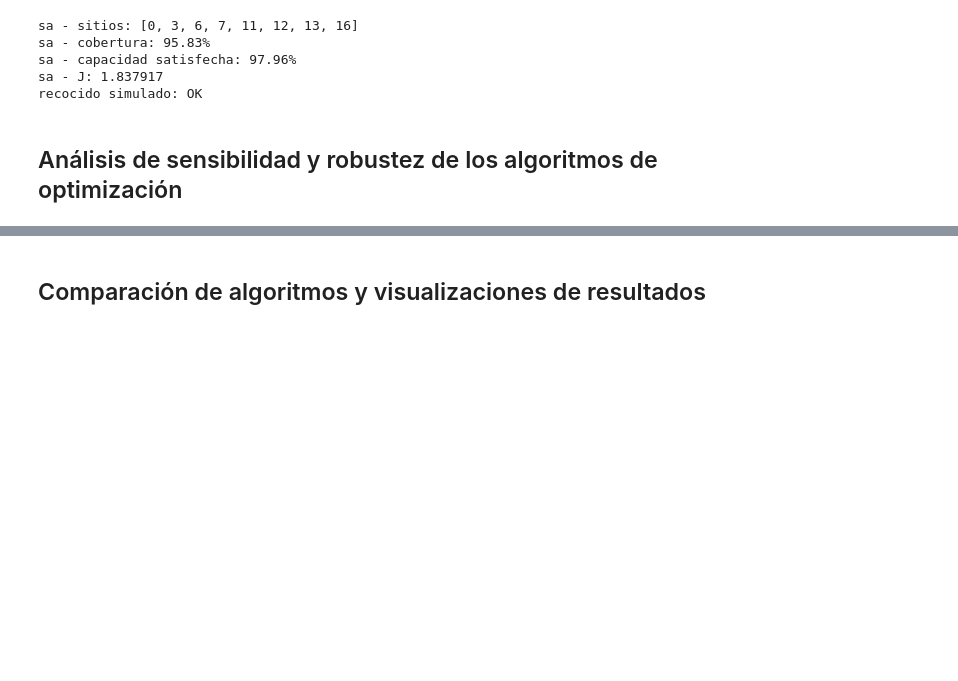
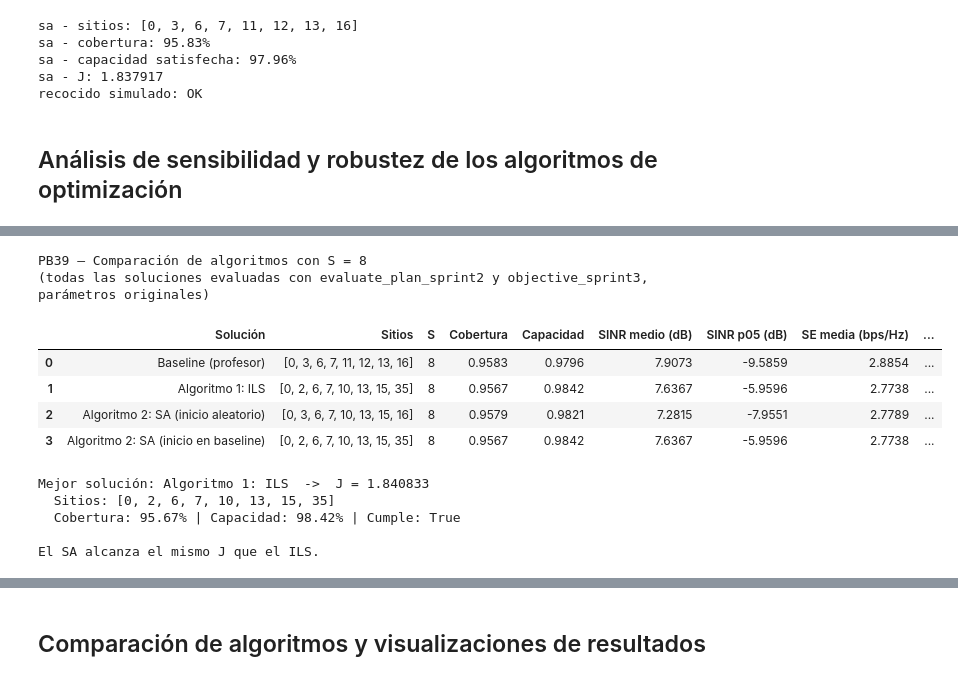
Before and after one commit to FelipeMaciasR/capstone-fwa-rural, a Jupyter notebook: Notebooks/Capstone_FWA_Rural_Base.ipynb, the cells around one changed output, grey strips where cells are left out. Cells and saved outputs as stored; diff of their text form; code cells hidden in the pictures; blank space fills up the shorter version.

Commit message:
Cambios en el sprint 5

```diff
--- a/Notebooks/Capstone_FWA_Rural_Base.ipynb
+++ b/Notebooks/Capstone_FWA_Rural_Base.ipynb
@@ -2777,0 +2873,74 @@ recocido simulado: OK
+# %%
+# ============================================================
+# PB39 — COMPARAR ALGORITMO 2 (SA) CONTRA BASELINE Y ALGORITMO 1 (ILS)
+# ============================================================
+
+verificar_escenario_original()
+
+S_COMP = 8
+filas_pb39 = []
+
+# 1) Baseline del notebook base: greedy por RSRP + búsqueda local (seed=1, como el profesor)
+sitios_base, t = ejecutar_algoritmo(ALG_LS, S_COMP, seed=1)
+filas_pb39.append({"Solución": "Baseline (profesor)", **evaluar_configuracion(sitios_base), "Tiempo (s)": t})
+
+# 2) Algoritmo 1: ILS del Sprint 3
+sitios_ils, t = ejecutar_algoritmo(ALG_ILS, S_COMP, seed=42)
+filas_pb39.append({"Solución": "Algoritmo 1: ILS", **evaluar_configuracion(sitios_ils), "Tiempo (s)": t})
+
+# 3) Algoritmo 2: recocido simulado desde solución aleatoria
+sitios_sa, t = ejecutar_algoritmo(ALG_SA, S_COMP, seed=42)
+filas_pb39.append({"Solución": "Algoritmo 2: SA (inicio aleatorio)", **evaluar_configuracion(sitios_sa), "Tiempo (s)": t})
+
+# 4) Algoritmo 2: recocido simulado arrancando desde el baseline
+sitios_sa_ws, t = ejecutar_algoritmo(ALG_SA, S_COMP, seed=42, initial_sites=sitios_base)
+filas_pb39.append({"Solución": "Algoritmo 2: SA (inicio en baseline)", **evaluar_configuracion(sitios_sa_ws), "Tiempo (s)": t})
+
+df_pb39 = pd.DataFrame(filas_pb39)
+
+J_base = df_pb39.loc[0, "J"]
+J_ils = df_pb39.loc[1, "J"]
+df_pb39["ΔJ vs baseline"] = df_pb39["J"] - J_base
+df_pb39["ΔJ vs ILS"] = df_pb39["J"] - J_ils
+df_pb39["ΔCobertura vs baseline (pp)"] = (df_pb39["Cobertura"] - df_pb39.loc[0, "Cobertura"]) * 100
+df_pb39["ΔCapacidad vs baseline (pp)"] = (df_pb39["Capacidad"] - df_pb39.loc[0, "Capacidad"]) * 100
+df_pb39["Jaccard vs baseline"] = df_pb39["Sitios"].apply(lambda s: jaccard(s, sitios_base))
+
+# Validaciones
+assert (df_pb39["S"] == S_COMP).all()
+for s in df_pb39["Sitios"]:
+    assert len(s) == len(set(s)) == S_COMP
+
+print(f"PB39 — Comparación de algoritmos con S = {S_COMP}")
+print("(todas las soluciones evaluadas con evaluate_plan_sprint2 y objective_sprint3, parámetros originales)\n")
+display(df_pb39.round(4))
+
+mejor = df_pb39.loc[df_pb39["J"].idxmax()]
+print(f"\nMejor solución: {mejor['Solución']}  ->  J = {mejor['J']:.6f}")
+print(f"  Sitios: {mejor['Sitios']}")
+print(f"  Cobertura: {mejor['Cobertura']:.2%} | Capacidad: {mejor['Capacidad']:.2%} | Cumple: {mejor['Cumple']}")
+
+J_sa_max = df_pb39.loc[2:3, "J"].max()
+if J_sa_max > J_ils + 1e-12:
+    print(f"\nEl SA supera al ILS en ΔJ = {J_sa_max - J_ils:+.6f}")
+elif np.isclose(J_sa_max, J_ils):
+    print("\nEl SA alcanza el mismo J que el ILS.")
+else:
+    print(f"\nEl SA queda por debajo del ILS en ΔJ = {J_sa_max - J_ils:+.6f}")
+
+resultados_sprint4["pb39"] = df_pb39
+df_pb39.to_csv(RESULTS_DIR / "pb39_comparacion_algoritmos.csv", index=False)
+verificar_escenario_original()
+# %% [output]
+PB39 — Comparación de algoritmos con S = 8
+(todas las soluciones evaluadas con evaluate_plan_sprint2 y objective_sprint3, parámetros originales)
+|  | Solución | Sitios | S | Cobertura | Capacidad | SINR medio (dB) | SINR p05 (dB) | SE media (bps/Hz) | ... |
+| 0 | Baseline (profesor) | [0, 3, 6, 7, 11, 12, 13, 16] | 8 | 0.9583 | 0.9796 | 7.9073 | -9.5859 | 2.8854 | ... |
+| 1 | Algoritmo 1: ILS | [0, 2, 6, 7, 10, 13, 15, 35] | 8 | 0.9567 | 0.9842 | 7.6367 | -5.9596 | 2.7738 | ... |
+| 2 | Algoritmo 2: SA (inicio aleatorio) | [0, 3, 6, 7, 10, 13, 15, 16] | 8 | 0.9579 | 0.9821 | 7.2815 | -7.9551 | 2.7789 | ... |
+| 3 | Algoritmo 2: SA (inicio en baseline) | [0, 2, 6, 7, 10, 13, 15, 35] | 8 | 0.9567 | 0.9842 | 7.6367 | -5.9596 | 2.7738 | ... |
+Mejor solución: Algoritmo 1: ILS  ->  J = 1.840833
+  Sitios: [0, 2, 6, 7, 10, 13, 15, 35]
+  Cobertura: 95.67% | Capacidad: 98.42% | Cumple: True
+
+El SA alcanza el mismo J que el ILS.
```
Also changed, not shown: parts of 14 cells of this notebook.
